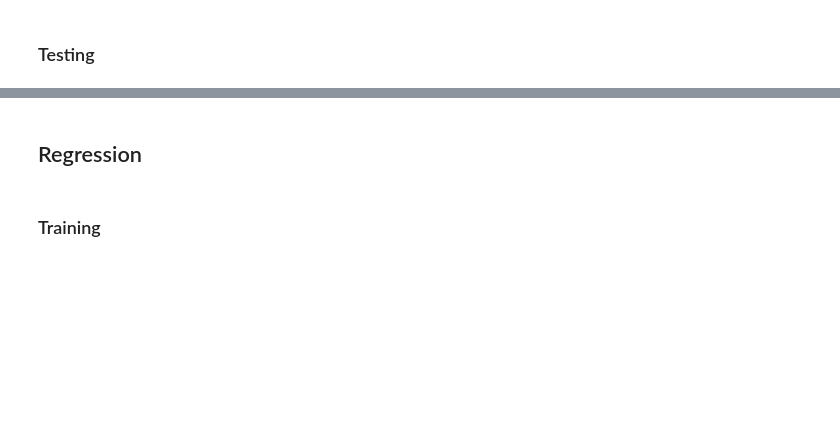
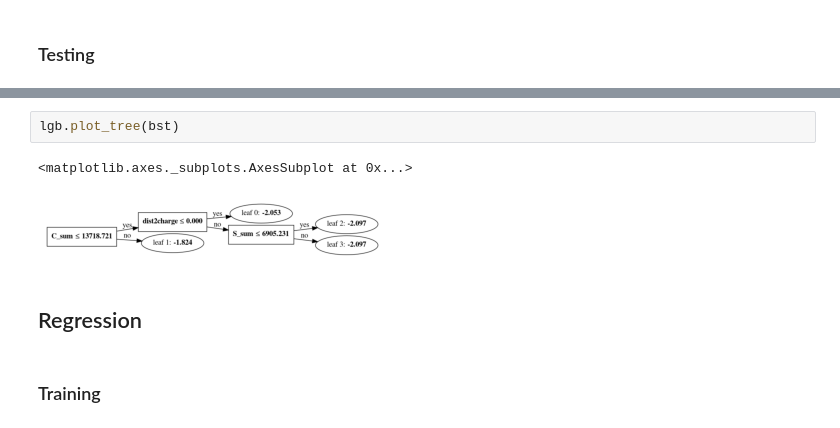
Before and after one commit to mollyhjorthjensen/DREAM, a Jupyter notebook: Analysis/machinelearning.ipynb, the cells around one changed output, grey strips where cells are left out. Cells and saved outputs as stored; diff of their text form; blank space fills up the shorter version.

```diff
--- a/Analysis/machinelearning.ipynb
+++ b/Analysis/machinelearning.ipynb
@@ -126,3 +149,8 @@ df_merged.head()
+# %%
+lgb.plot_tree(bst)
+# %% [output]
+<matplotlib.axes._subplots.AxesSubplot at 0x...>
+[figure, added]
 # %% [markdown]
 ## Regression
 # %% [markdown]
```
Also changed, not shown: parts of 28 cells of this notebook.
